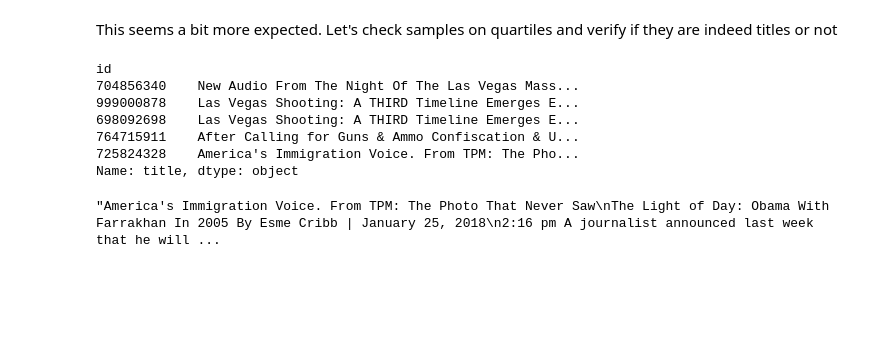
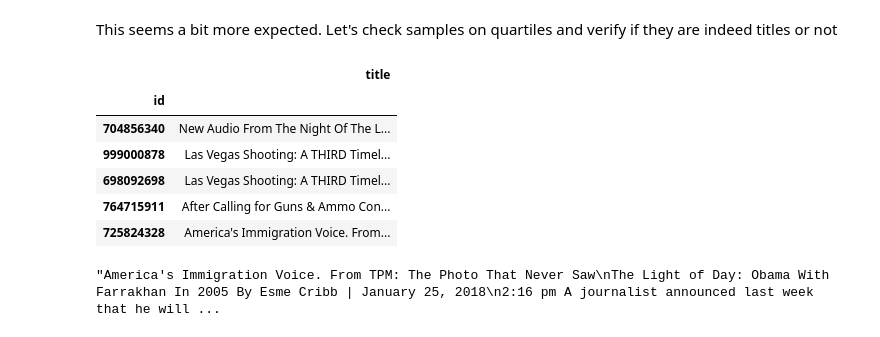
Before and after one commit to JdbermeoUZH/policy-framing, a Jupyter notebook: documentation/analyses/content and structure of documents.ipynb, the cells around one changed output. Drawn from its saved outputs; the diff is of its cells as text; code cells hidden in the pictures; blank space fills up the shorter version.

```diff
--- a/documentation/analyses/content and structure of documents.ipynb
+++ b/documentation/analyses/content and structure of documents.ipynb
@@ -108,15 +107,15 @@ Text(0.5, 0, 'length')
 # %% [markdown]
 This seems a bit more expected. Let's check samples on quartiles and verify if they are indeed titles or not
 # %%
-semeval_data.df.title[semeval_data.df.title.str.len() >= max_title_length]
+pd.DataFrame(semeval_data.df.title[semeval_data.df.title.str.len() >= max_title_length])
 # %% [output]
-id
-704856340    New Audio From The Night Of The Las Vegas Mass...
-999000878    Las Vegas Shooting: A THIRD Timeline Emerges E...
-698092698    Las Vegas Shooting: A THIRD Timeline Emerges E...
-764715911    After Calling for Guns & Ammo Confiscation & U...
-725824328    America's Immigration Voice. From TPM: The Pho...
-Name: title, dtype: object
+|  | title |
+| id |  |
+| 704856340 | New Audio From The Night Of The L... |
+| 999000878 | Las Vegas Shooting: A THIRD Timel... |
+| 698092698 | Las Vegas Shooting: A THIRD Timel... |
+| 764715911 | After Calling for Guns & Ammo Con... |
+| 725824328 | America's Immigration Voice. From... |
 # %%
 semeval_data.df.raw_text.loc[725824328]
 # %% [output]
```
Also changed, not shown: parts of 2 cells of this notebook, 2 other files.
